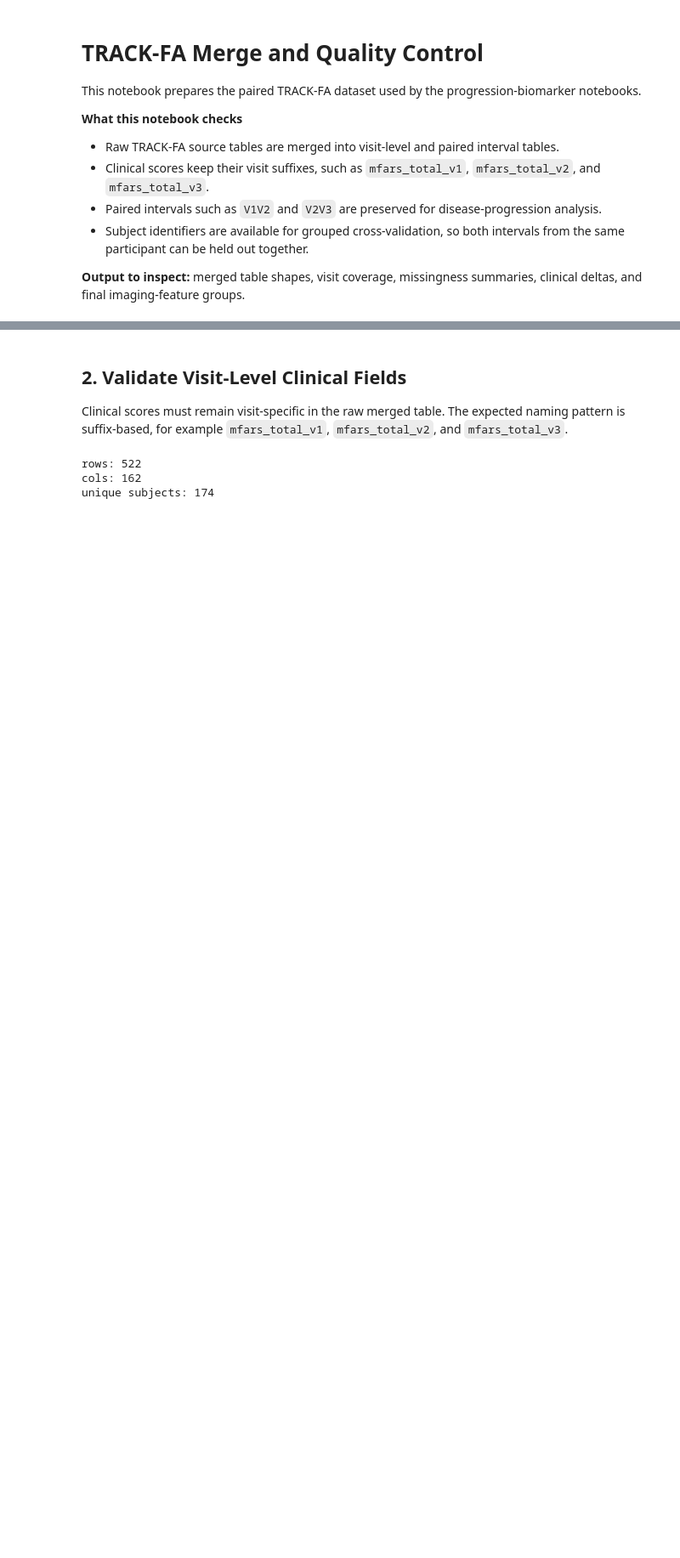
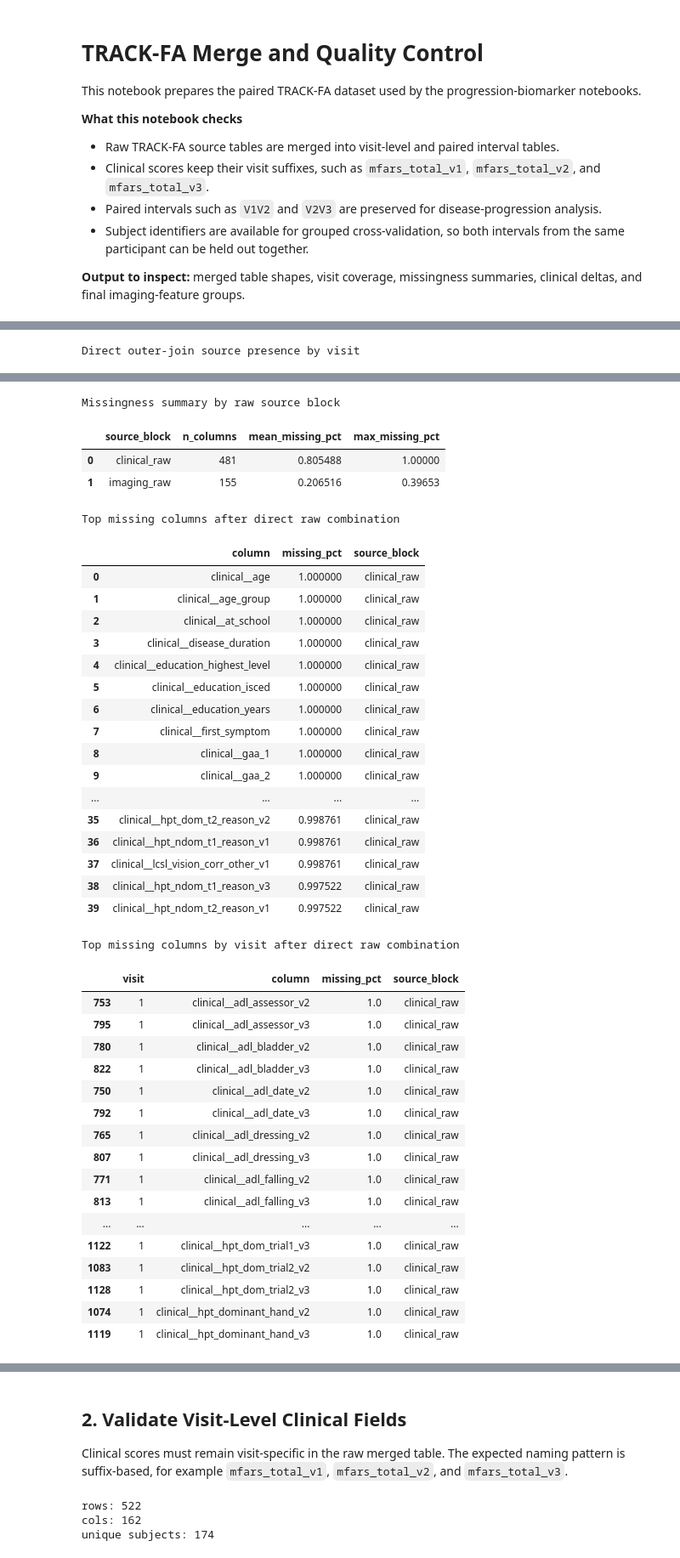
Before and after one commit to YubotKwng/Biomakers, a Jupyter notebook: notebooks/trackfa_merge.ipynb, the cells around one changed output, grey strips where cells are left out. Shown at 85% size. Drawn from its saved outputs; the diff is of its cells as text; code cells hidden in the pictures; blank space fills up the shorter version.

```diff
--- a/notebooks/trackfa_merge.ipynb
+++ b/notebooks/trackfa_merge.ipynb
@@ -50,0 +58,22 @@ This cell runs the configured TRACK-FA merge and displays the main visit-level a
+# %%
+# Direct raw clinical + raw imaging combination before the cleaned analytic merge.
+raw_direct_audit = raw_direct_combination_audit()
+raw_direct_combined = raw_direct_audit["combined"]
+
+print("Raw source sizes and direct-join size")
+display(raw_direct_audit["source_summary"])
+print("Direct outer-join source presence")
+display(raw_direct_audit["presence_summary"])
+print("Direct outer-join source presence by visit")
+display(raw_direct_audit["visit_presence"])
+print("Missingness summary by raw source block")
+display(raw_direct_audit["block_summary"])
+print("Top missing columns after direct raw combination")
+display(raw_direct_audit["missingness"].head(40))
+print("Top missing columns by visit after direct raw combination")
+display(
+    raw_direct_audit["missingness_by_visit"]
+    .sort_values(["missing_pct", "visit", "column"], ascending=[False, True, True], kind="mergesort")
+    .head(60)
+)
+# %% [output]
@@ -50,0 +90 @@ This cell runs the configured TRACK-FA merge and displays the main visit-level a
+Direct outer-join source presence by visit
@@ -51,3 +101,43 @@ This cell runs the configured TRACK-FA merge and displays the main visit-level a
+Missingness summary by raw source block
+|  | source_block | n_columns | mean_missing_pct | max_missing_pct |
+| 0 | clinical_raw | 481 | 0.805488 | 1.00000 |
+| 1 | imaging_raw | 155 | 0.206516 | 0.39653 |
+Top missing columns after direct raw combination
+|  | column | missing_pct | source_block |
+| 0 | clinical__age | 1.000000 | clinical_raw |
+| 1 | clinical__age_group | 1.000000 | clinical_raw |
+| 2 | clinical__at_school | 1.000000 | clinical_raw |
+| 3 | clinical__disease_duration | 1.000000 | clinical_raw |
+| 4 | clinical__education_highest_level | 1.000000 | clinical_raw |
+| 5 | clinical__education_isced | 1.000000 | clinical_raw |
+| 6 | clinical__education_years | 1.000000 | clinical_raw |
+| 7 | clinical__first_symptom | 1.000000 | clinical_raw |
+| 8 | clinical__gaa_1 | 1.000000 | clinical_raw |
+| 9 | clinical__gaa_2 | 1.000000 | clinical_raw |
+| ... | ... | ... | ... |
+| 35 | clinical__hpt_dom_t2_reason_v2 | 0.998761 | clinical_raw |
+| 36 | clinical__hpt_ndom_t1_reason_v1 | 0.998761 | clinical_raw |
+| 37 | clinical__lcsl_vision_corr_other_v1 | 0.998761 | clinical_raw |
+| 38 | clinical__hpt_ndom_t1_reason_v3 | 0.997522 | clinical_raw |
+| 39 | clinical__hpt_ndom_t2_reason_v1 | 0.997522 | clinical_raw |
+Top missing columns by visit after direct raw combination
+|  | visit | column | missing_pct | source_block |
+| 753 | 1 | clinical__adl_assessor_v2 | 1.0 | clinical_raw |
+| 795 | 1 | clinical__adl_assessor_v3 | 1.0 | clinical_raw |
+| 780 | 1 | clinical__adl_bladder_v2 | 1.0 | clinical_raw |
+| 822 | 1 | clinical__adl_bladder_v3 | 1.0 | clinical_raw |
+| 750 | 1 | clinical__adl_date_v2 | 1.0 | clinical_raw |
+| 792 | 1 | clinical__adl_date_v3 | 1.0 | clinical_raw |
+| 765 | 1 | clinical__adl_dressing_v2 | 1.0 | clinical_raw |
+| 807 | 1 | clinical__adl_dressing_v3 | 1.0 | clinical_raw |
+| 771 | 1 | clinical__adl_falling_v2 | 1.0 | clinical_raw |
+| 813 | 1 | clinical__adl_falling_v3 | 1.0 | clinical_raw |
+| ... | ... | ... | ... | ... |
+| 1122 | 1 | clinical__hpt_dom_trial1_v3 | 1.0 | clinical_raw |
+| 1083 | 1 | clinical__hpt_dom_trial2_v2 | 1.0 | clinical_raw |
+| 1128 | 1 | clinical__hpt_dom_trial2_v3 | 1.0 | clinical_raw |
+| 1074 | 1 | clinical__hpt_dominant_hand_v2 | 1.0 | clinical_raw |
+| 1119 | 1 | clinical__hpt_dominant_hand_v3 | 1.0 | clinical_raw |
 # %%
 # Run the TRACK-FA merge and display paired analysis tables.
 
```
Also changed, not shown: parts of 4 cells of this notebook, 14 other files.
